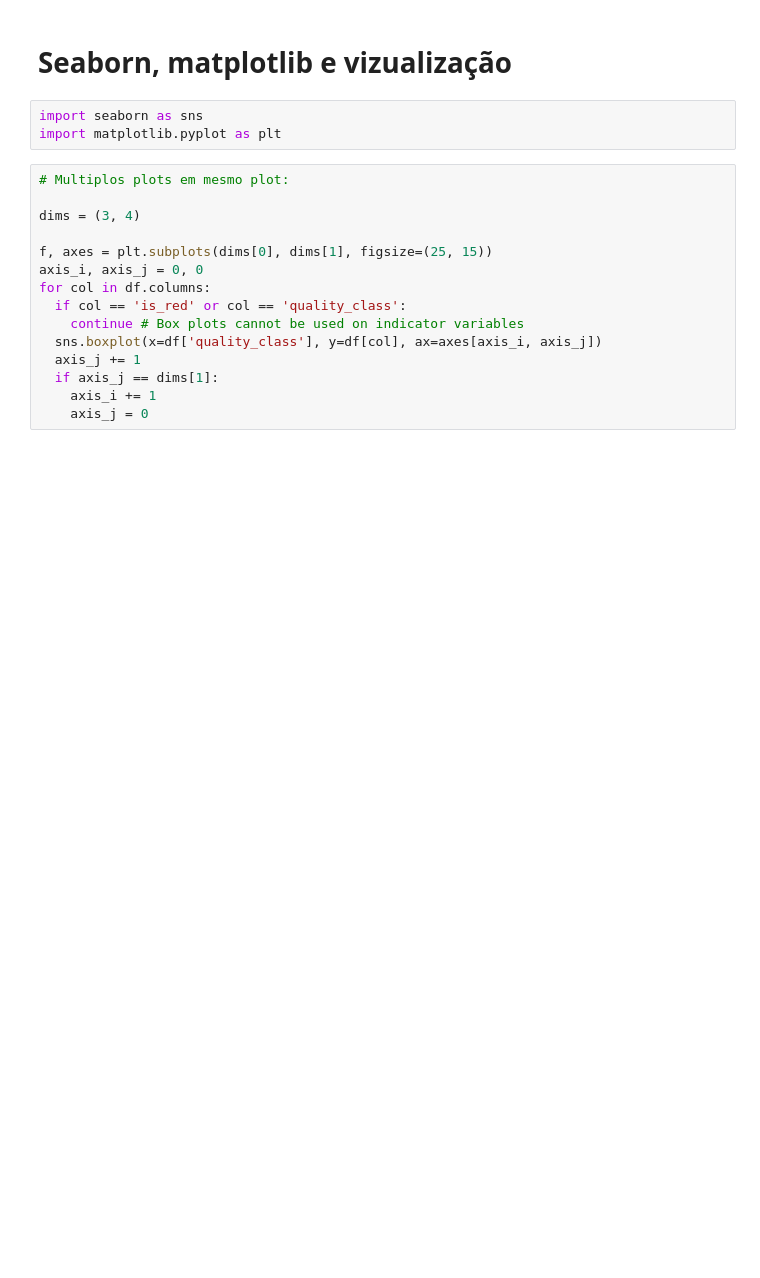
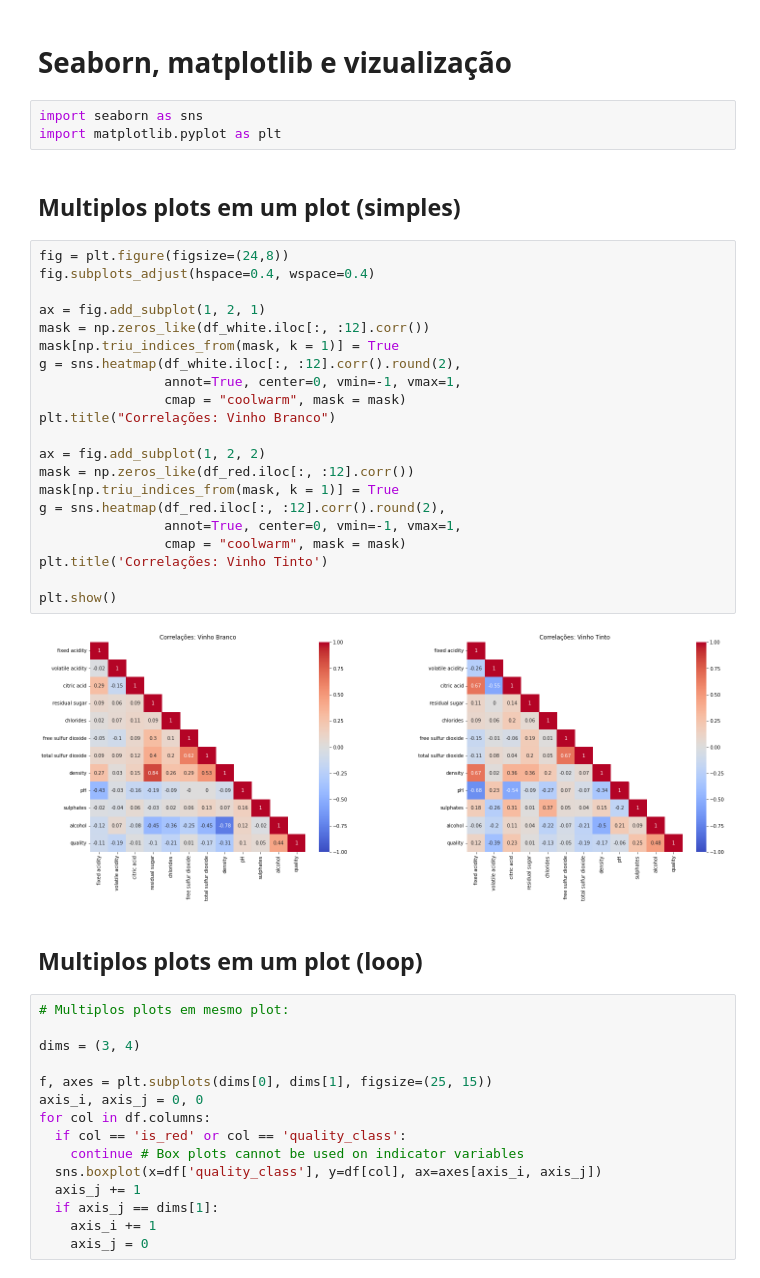
Before and after one commit to vitorquintella/CheatSheets, a Jupyter notebook: Dicas_uteis_e_funções_rápidas.ipynb, the cells around one changed output. Drawn from its saved outputs; the diff is of its cells as text; blank space fills up the shorter version.

```diff
--- a/Dicas_uteis_e_funções_rápidas.ipynb
+++ b/Dicas_uteis_e_funções_rápidas.ipynb
@@ -71,6 +100,33 @@ df.describe().round(2)
 # %%
 import seaborn as sns
 import matplotlib.pyplot as plt
+# %% [markdown]
+## Multiplos plots em um plot (simples)
+# %%
+fig = plt.figure(figsize=(24,8))
+fig.subplots_adjust(hspace=0.4, wspace=0.4)
+
+ax = fig.add_subplot(1, 2, 1)
+mask = np.zeros_like(df_white.iloc[:, :12].corr())
+mask[np.triu_indices_from(mask, k = 1)] = True
+g = sns.heatmap(df_white.iloc[:, :12].corr().round(2),
+                annot=True, center=0, vmin=-1, vmax=1,
+                cmap = "coolwarm", mask = mask)
+plt.title("Correlações: Vinho Branco")
+
+ax = fig.add_subplot(1, 2, 2)
+mask = np.zeros_like(df_red.iloc[:, :12].corr())
+mask[np.triu_indices_from(mask, k = 1)] = True
+g = sns.heatmap(df_red.iloc[:, :12].corr().round(2),
+                annot=True, center=0, vmin=-1, vmax=1,
+                cmap = "coolwarm", mask = mask)
+plt.title('Correlações: Vinho Tinto')
+
+plt.show()
+# %% [output]
+[figure, added]
+# %% [markdown]
+## Multiplos plots em um plot (loop)
 # %%
 # Multiplos plots em mesmo plot:
 
```
Also changed, not shown: parts of 13 cells of this notebook.
